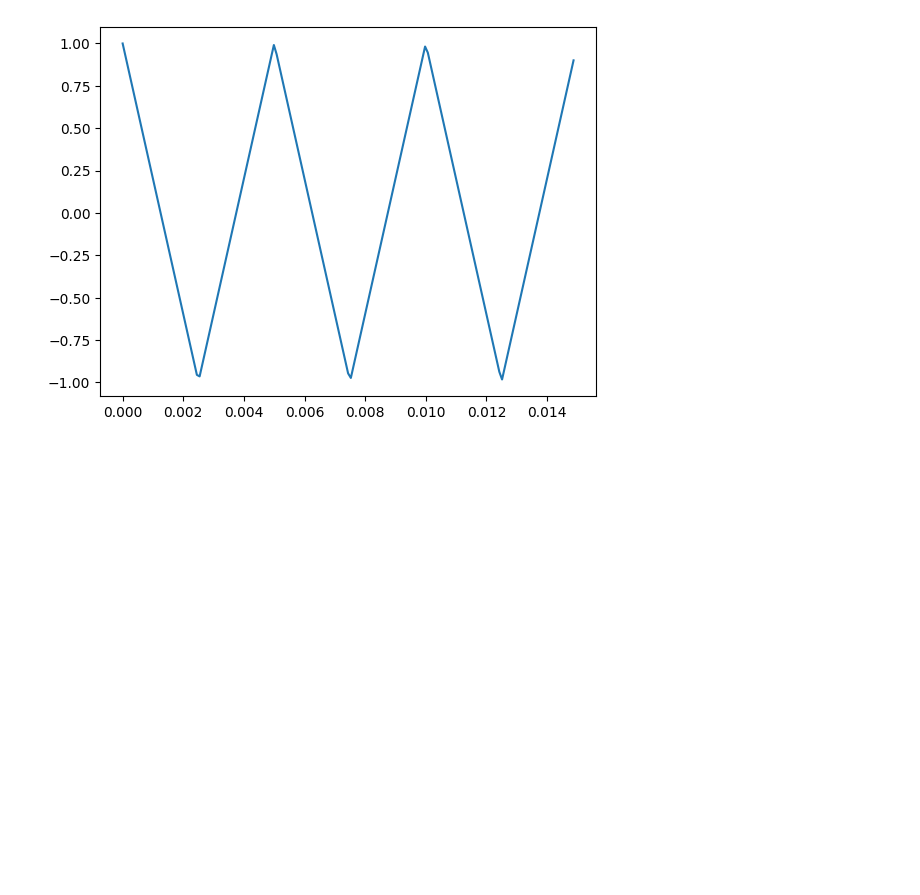
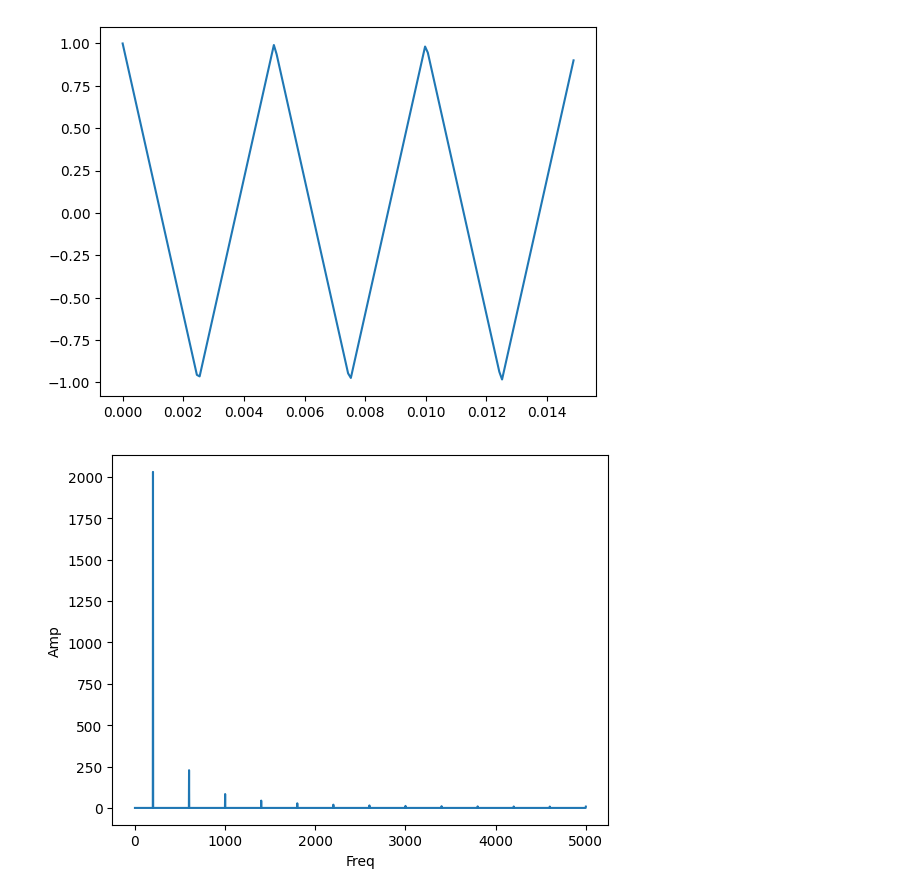
Before and after one commit to damiansp/completePython, a Jupyter notebook: dsp/2_harmonics/harmonics.ipynb, the cells around one changed output. Saved outputs shown, nothing was run; the diff lists cells and outputs as text; code cells hidden in the pictures; blank space fills up the shorter version.

```diff
--- a/dsp/2_harmonics/harmonics.ipynb
+++ b/dsp/2_harmonics/harmonics.ipynb
@@ -9,3 +11,9 @@ signal = dsp.TriangleSignal(200)
 signal.plot();
 # %% [output]
 [figure]
+# %%
+wave = signal.make_wave(duration=0.5, framerate=10_000)
+spectrum = wave.make_spectrum()
+spectrum.plot()
+# %% [output]
+[figure, added]
```
Also changed, not shown: parts of 5 cells of this notebook, 1 other file.
